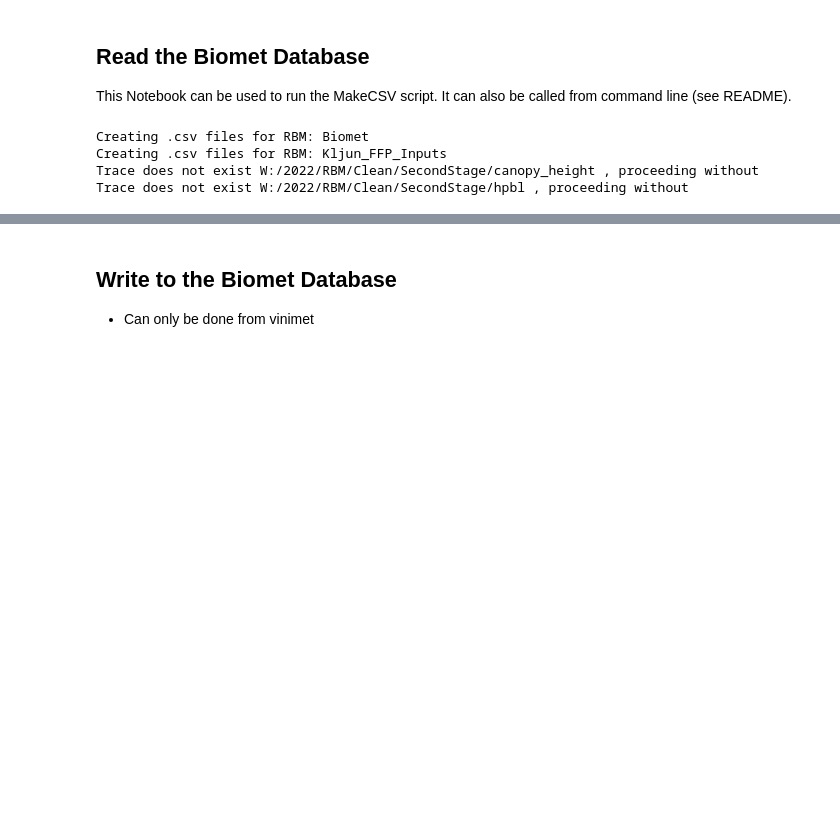
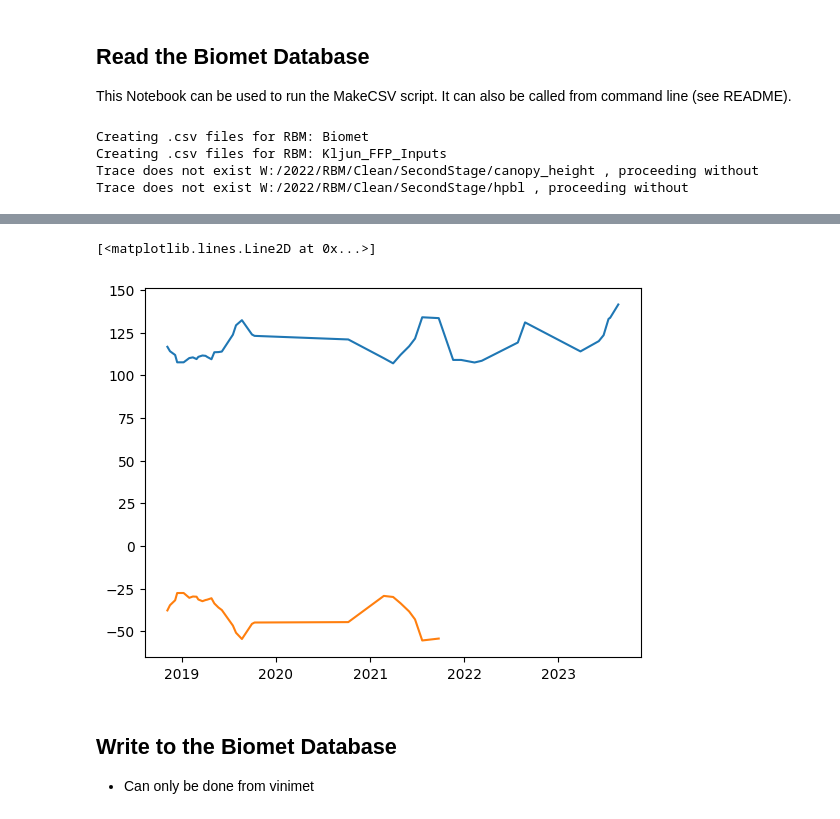
Before and after one commit to June-Skeeter/Micromet.py, a Jupyter notebook: Biomet_Database_Functions/callFunctions.ipynb, the cells around one changed output, grey strips where cells are left out. Saved outputs shown, nothing was run; the diff lists cells and outputs as text; code cells hidden in the pictures; blank space fills up the shorter version.

```diff
--- a/Biomet_Database_Functions/callFunctions.ipynb
+++ b/Biomet_Database_Functions/callFunctions.ipynb
@@ -30,3 +77,11 @@ Make.AllData.head()
+# %%
+import matplotlib.pyplot as plt
+
+plt.plot(newDF['WT_man'])
+plt.plot(newDF['WT_PT'])
+# %% [output]
+[<matplotlib.lines.Line2D at 0x...>]
+[figure, added]
 # %% [markdown]
 ## Write to the Biomet Database
 
```
Also changed, not shown: parts of 3 cells of this notebook, 3 other files.
